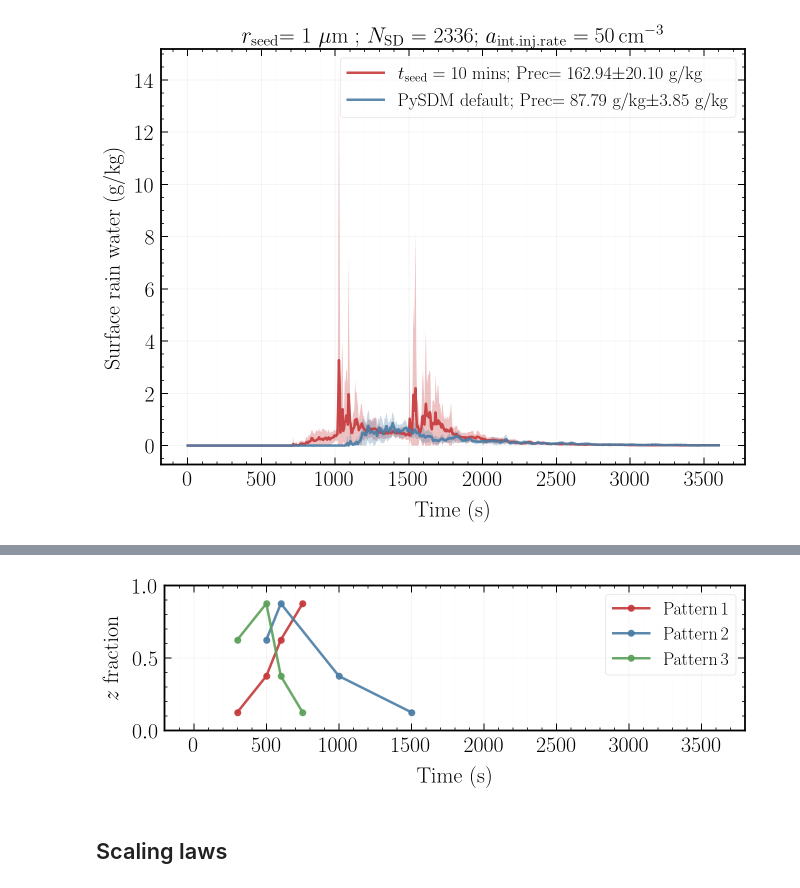
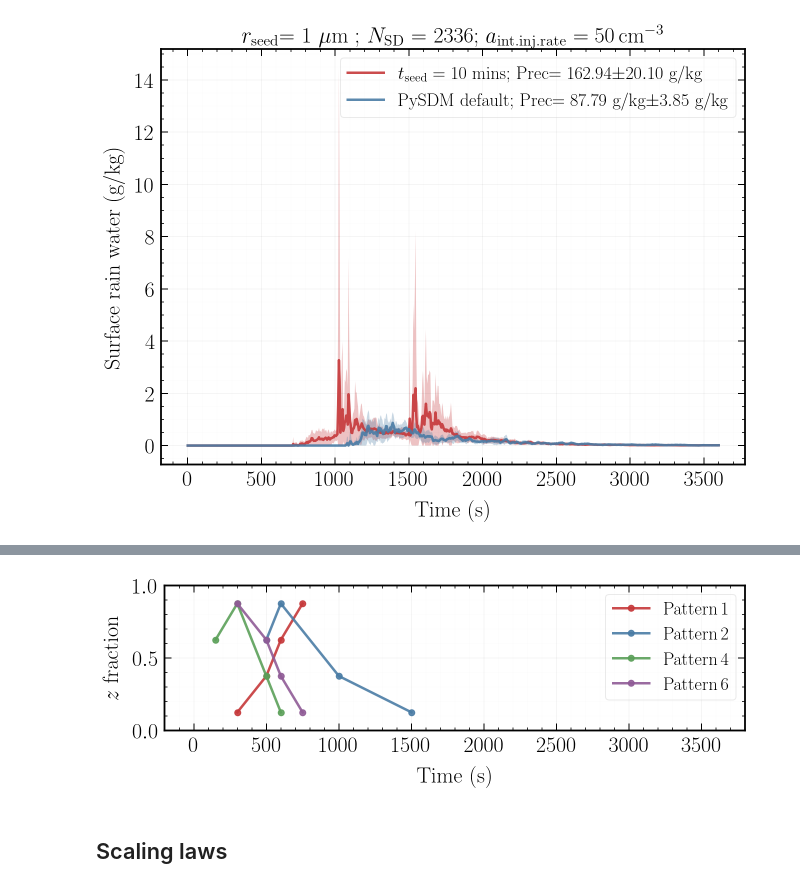
Before and after one commit to jtbuch/PySDM, a Jupyter notebook: examples/PySDM_examples/Buch_et_al_2024/plot_script_sd_update.ipynb, the cells around one changed output, grey strips where cells are left out. Cells and saved outputs as stored; diff of their text form; code cells hidden in the pictures.

```diff
--- a/examples/PySDM_examples/Buch_et_al_2024/plot_script_sd_update.ipynb
+++ b/examples/PySDM_examples/Buch_et_al_2024/plot_script_sd_update.ipynb
@@ -290,26 +317,38 @@ pattern_1_z= np.array([0.125, 0.375, 0.625, 0.875])
 pattern_2_t= np.array([100, 120, 200, 300]) * 5
 pattern_2_z= np.array([0.625, 0.875, 0.375, 0.125])
 
-pattern_3_t= np.array([60, 100, 120, 150]) * 5
-pattern_3_z= np.array([0.625, 0.875, 0.375, 0.125])
+# pattern_3_t= np.array([60, 100, 120, 150]) * 5
+# pattern_3_z= np.array([0.625, 0.875, 0.375, 0.125])
+
+pattern_4_t= np.array([30, 60, 100, 120]) * 5
+pattern_4_z= np.array([0.625, 0.875, 0.375, 0.125])
+
+# pattern_5_t= np.array([30, 60, 100, 120]) * 5
+# pattern_5_z= np.array([0.375, 0.125, 0.375, 0.625])
+
+pattern_6_t= np.array([60, 100, 120, 150]) * 5
+pattern_6_z= np.array([0.875, 0.625, 0.375, 0.125])
 # %%
 fig, ax= plt.subplots(1, 1, figsize= (9, 3) , constrained_layout= True)
 ax.plot(pattern_1_t, pattern_1_z, 'o-', label= r'${\rm Pattern} \,  1$')
 ax.plot(pattern_2_t, pattern_2_z, 'o-', label= r'${\rm Pattern} \,  2$')
-ax.plot(pattern_3_t, pattern_3_z, 'o-', label= r'${\rm Pattern} \,  3$')
+#ax.plot(pattern_3_t, pattern_3_z, 'o-', label= r'${\rm Pattern} \,  3$')
+ax.plot(pattern_4_t, pattern_4_z, 'o-', label= r'${\rm Pattern} \,  4$')
+#ax.plot(pattern_5_t, pattern_5_z, 'o-', label= r'${\rm Pattern} \,  5$')
+ax.plot(pattern_6_t, pattern_6_z, 'o-', label= r'${\rm Pattern} \,  6$')
 
 ax.set_xlabel('Time (s)', fontsize= 22);
 ax.set_ylabel(r'$z$ fraction', fontsize= 22);
 ax.set_ylim(0, 1);
 ax.set_xlim(-200, 3800);
 ax.legend(loc= 'upper right', frameon= True, fontsize= 18);
 
 ax.tick_params(labeltop=False, top=True, labelright=False, right=True, which='both', labelsize= 22);
 ax.grid(visible=True, which='major', color='black', alpha=0.05, linestyle='-');
 ax.grid(visible=True, which='minor', color='black', alpha=0.01, linestyle='-');
-plt.savefig(sav_plt_path + 'pattern_plot.pdf', bbox_inches='tight', dpi= 300);
+plt.savefig(sav_plt_path + 'pattern_plot_3.pdf', bbox_inches='tight', dpi= 300);
 # %% [output]
-[figure, old version]
+[figure, new version]
 # %% [markdown]
 ## Scaling laws
 # %%
```
Also changed, not shown: parts of 8 cells of this notebook.
